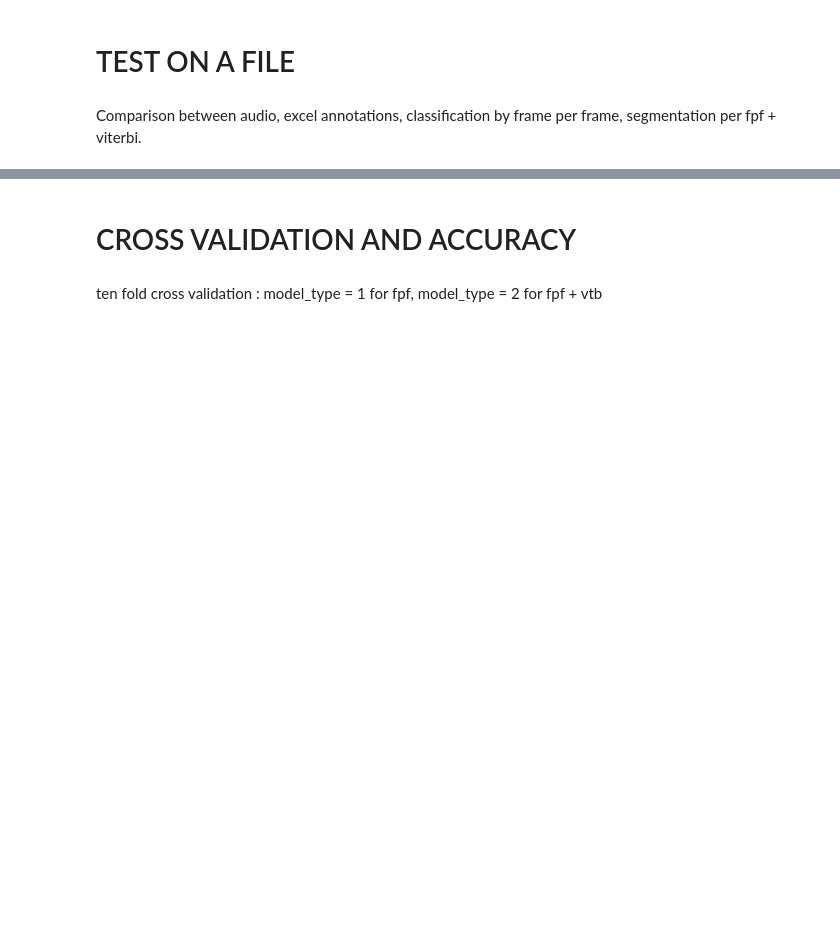
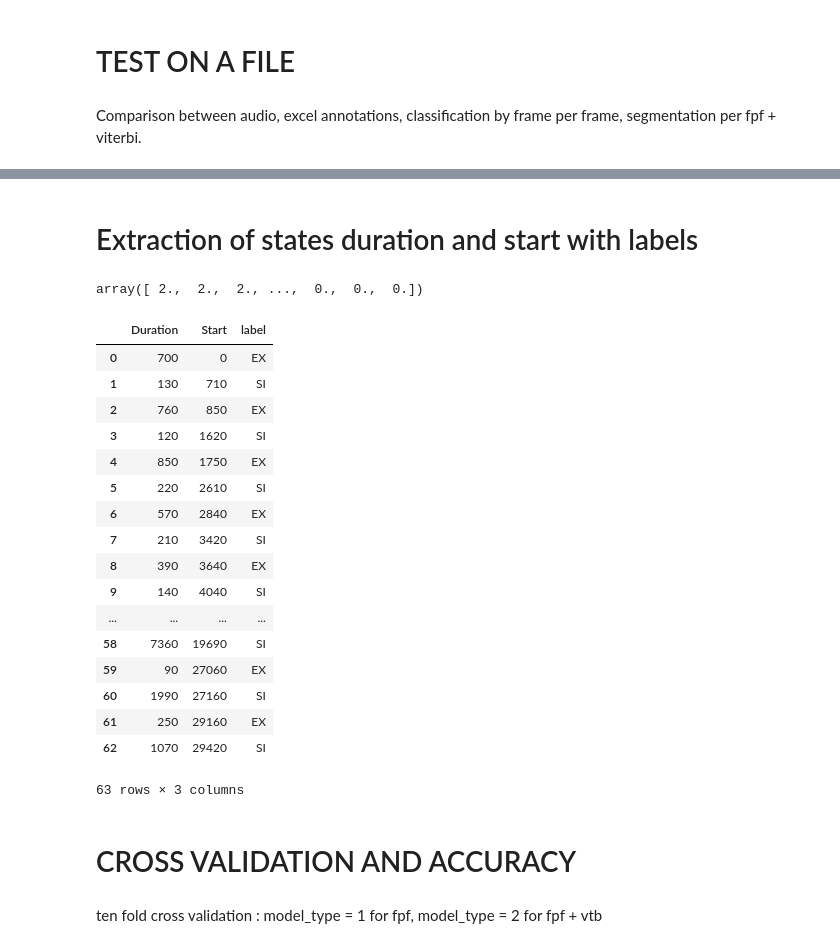
Before and after one commit to AVAGLIO/BABY, a Jupyter notebook: Baby.ipynb, the cells around one changed output, grey strips where cells are left out. Cells and saved outputs as stored; diff of their text form; code cells hidden in the pictures; blank space fills up the shorter version.

```diff
--- a/Baby.ipynb
+++ b/Baby.ipynb
@@ -522,3 +517,72 @@ plt.tight_layout()
+# %% [markdown]
+# Extraction of states duration and start with labels
+# %%
+state_seq
+# %% [output]
+array([ 2.,  2.,  2., ...,  0.,  0.,  0.])
+# %%
+def states_description(state_seq):
+    # Init
+    start_states = []
+    duration_states = []
+    type_states = []
+    #
+    duration_state = 0
+    start_state = 0
+    frame_before = state_seq[0]
+    for i in range(len(state_seq)):
+        if (frame_before != state_seq[i]):
+            start_states = start_states + [start_state]
+            duration_states = duration_states + [duration_state]
+            type_states = type_states + [frame_before]
+            #
+            start_state = start_state + duration_state + 10
+            duration_state = 0
+        duration_state = duration_state + 10
+        frame_before = state_seq[i]
+    # Add the last one
+    start_states = start_states + [start_state]
+    duration_states = duration_states + [duration_state]
+    type_states = type_states + [frame_before]
+    # Creation a DataFrame
+    df_states = pd.DataFrame({'Start' : start_states,\
+                         'Duration' : duration_states,\
+                         'label' : type_states})
+    return df_states
+# %%
+df_states = states_description(state_seq)
+
+def rename_label(label_str):
+    if label_str == 1:
+        return 'IN'
+    if label_str == 2:
+        return 'EX'
+    if label_str == 0:
+        return 'SI'
+    return label_str
+
+df_states['label']=df_states['label'].apply(rename_label)
+
+df_states
+# %% [output]
+|  | Duration | Start | label |
+| 0 | 700 | 0 | EX |
+| 1 | 130 | 710 | SI |
+| 2 | 760 | 850 | EX |
+| 3 | 120 | 1620 | SI |
+| 4 | 850 | 1750 | EX |
+| 5 | 220 | 2610 | SI |
+| 6 | 570 | 2840 | EX |
+| 7 | 210 | 3420 | SI |
+| 8 | 390 | 3640 | EX |
+| 9 | 140 | 4040 | SI |
+| ... | ... | ... | ... |
+| 58 | 7360 | 19690 | SI |
+| 59 | 90 | 27060 | EX |
+| 60 | 1990 | 27160 | SI |
+| 61 | 250 | 29160 | EX |
+| 62 | 1070 | 29420 | SI |
+63 rows × 3 columns
 # %% [markdown]
 # CROSS VALIDATION AND ACCURACY
 # %% [markdown]
```
Also changed, not shown: parts of 20 cells of this notebook, 3 other files.
